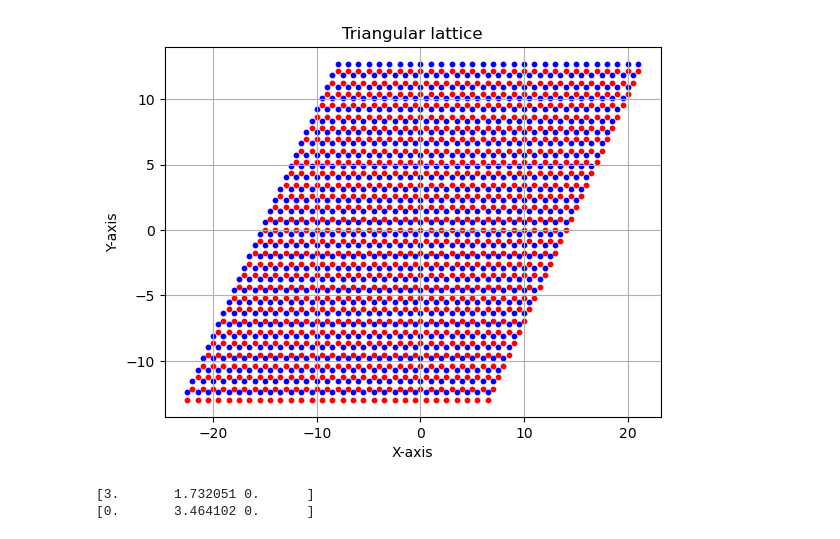
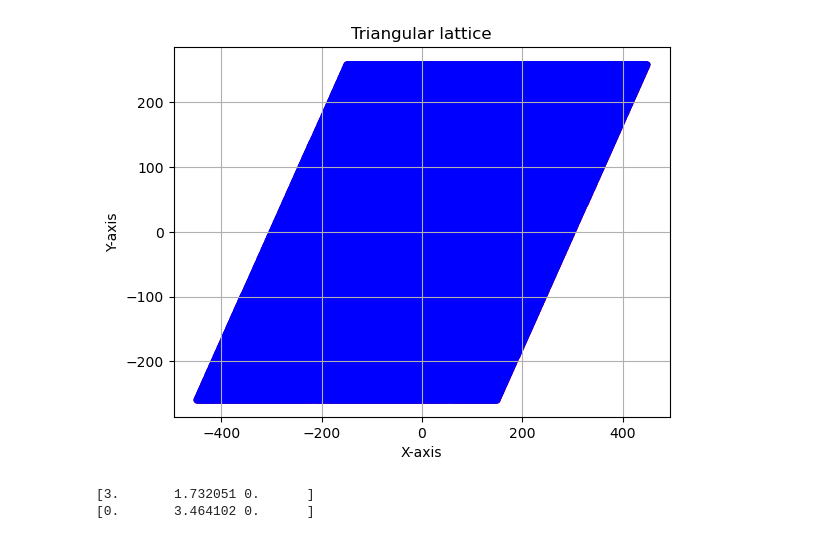
Before and after one commit to SATHEESH-D-M/THE-in-SkX, a Jupyter notebook: Honeycomb-lattice-models/Honeycomb-nanoribbon.ipynb, the cells around one changed output. Saved outputs shown, nothing was run; the diff lists cells and outputs as text; code cells hidden in the pictures.

```diff
--- a/Honeycomb-lattice-models/Honeycomb-nanoribbon.ipynb
+++ b/Honeycomb-lattice-models/Honeycomb-nanoribbon.ipynb
@@ -5,34 +5,34 @@ from tqdm import tqdm
 # %%
 # Defining the Base lattice  - (TRIANGULAR LATICE)
 # lattice translation vectors
 A1 = [1, 0]
 A2 = [1/2, np.sqrt(3)/2]
 # number of points along each direction vectors
-n = 15
+n = 300
 # Lattice generation and visualization
 subL1_x = []
 subL1_y = []
 subL2_x = []
 subL2_y = []
 for i in range(-n, n):
     for j in range(-n, n):
         subL1_x.append((A1[0] * i) + (A2[0] * j))
         subL1_y.append((A1[1] * i) + (A2[1] * j))
         subL2_x.append((A1[0] * i) + (A2[0] * j))
         subL2_y.append((A1[1] * i) + (A2[1] * j) + (1/np.sqrt(3)))
 #print(triX_x)
 #print(triX_y)
 # Plot the points
 g = plt.figure();
 plt.scatter(subL1_x, subL1_y, color='red', s=10)
 plt.scatter(subL2_x, subL2_y, color='blue', s=10)
 plt.xlabel('X-axis')
 plt.ylabel('Y-axis')
 plt.title('Triangular lattice')
 plt.grid(True)
 plt.show()
 # %% [output]
-[figure, old version]
+[figure, new version]
 # %%
 # Size of skyrmion
 size = 2
```
Also changed, not shown: parts of 7 cells of this notebook, 1 other file.
